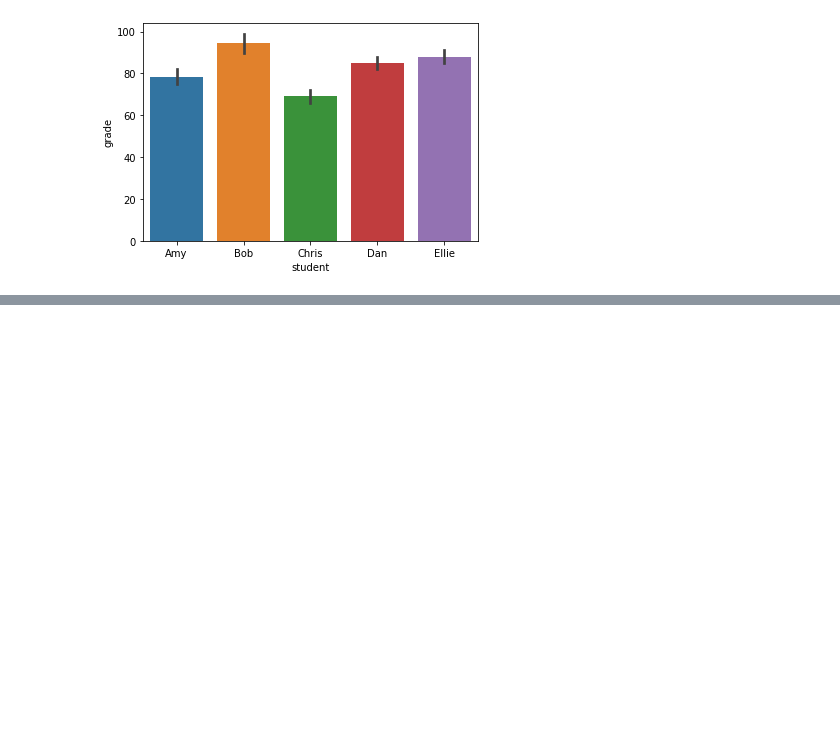
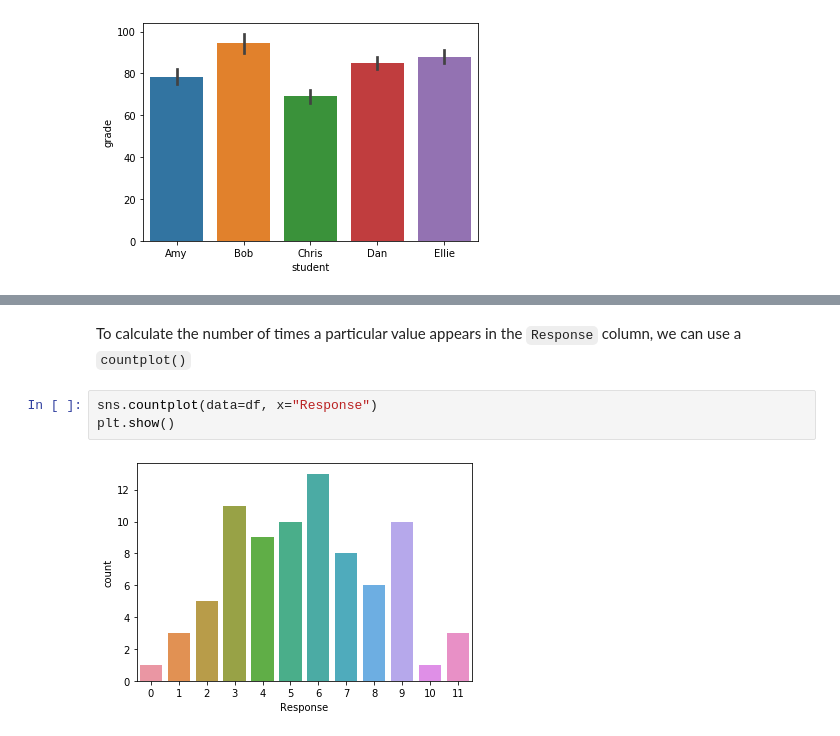
Before and after one commit to adam-gomez/codeacademy-practice, a Jupyter notebook: introduction_to_seaborn.ipynb, the cells around one changed output, grey strips where cells are left out. Drawn from its saved outputs; the diff is of its cells as text; blank space fills up the shorter version.

```diff
--- a/introduction_to_seaborn.ipynb
+++ b/introduction_to_seaborn.ipynb
@@ -119,0 +146,7 @@ plt.show()
+# %% [markdown]
+To calculate the number of times a particular value appears in the `Response` column, we can use a `countplot()`
+# %%
+sns.countplot(data=df, x="Response")
+plt.show()
+# %% [output]
+[figure, added]
```
Also changed, not shown: parts of 10 cells of this notebook.
